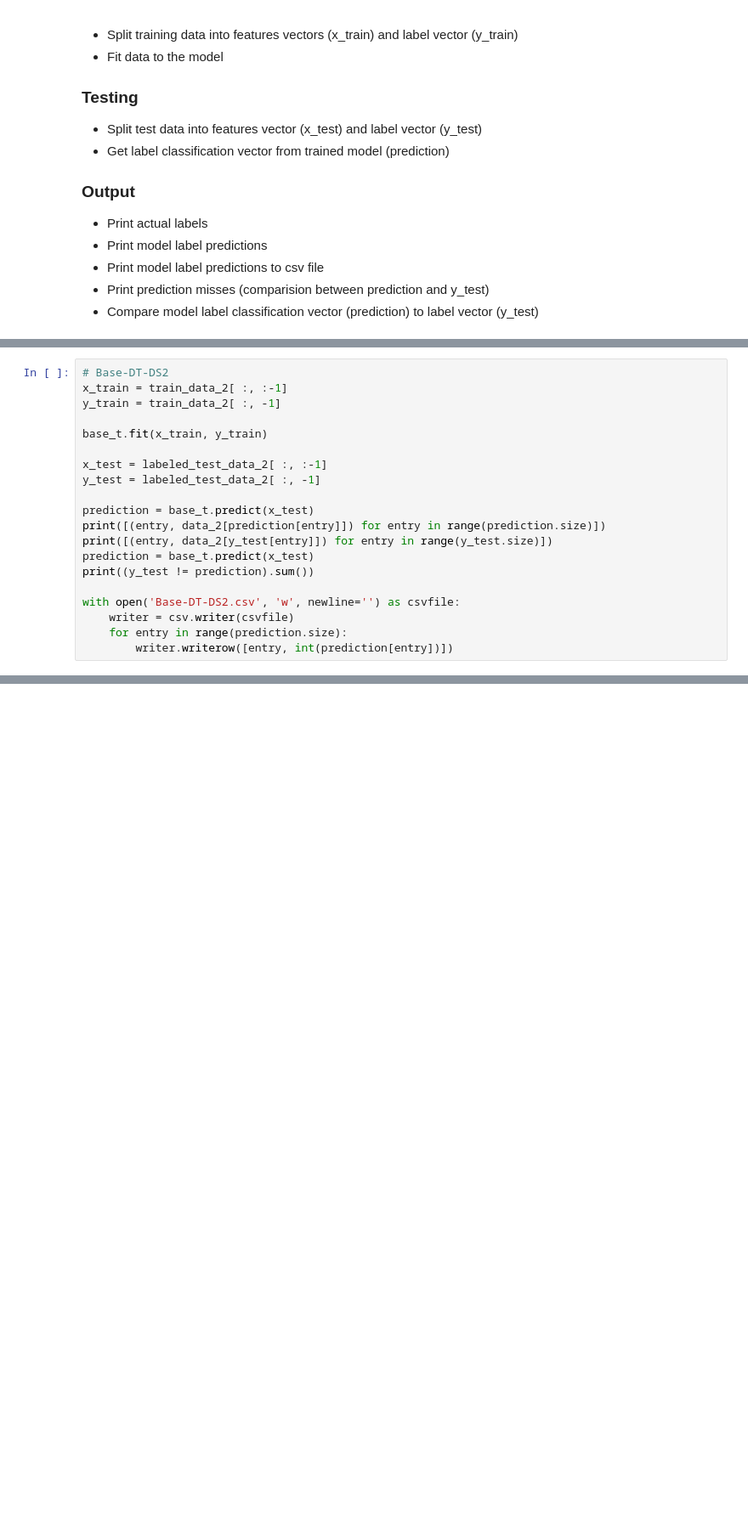
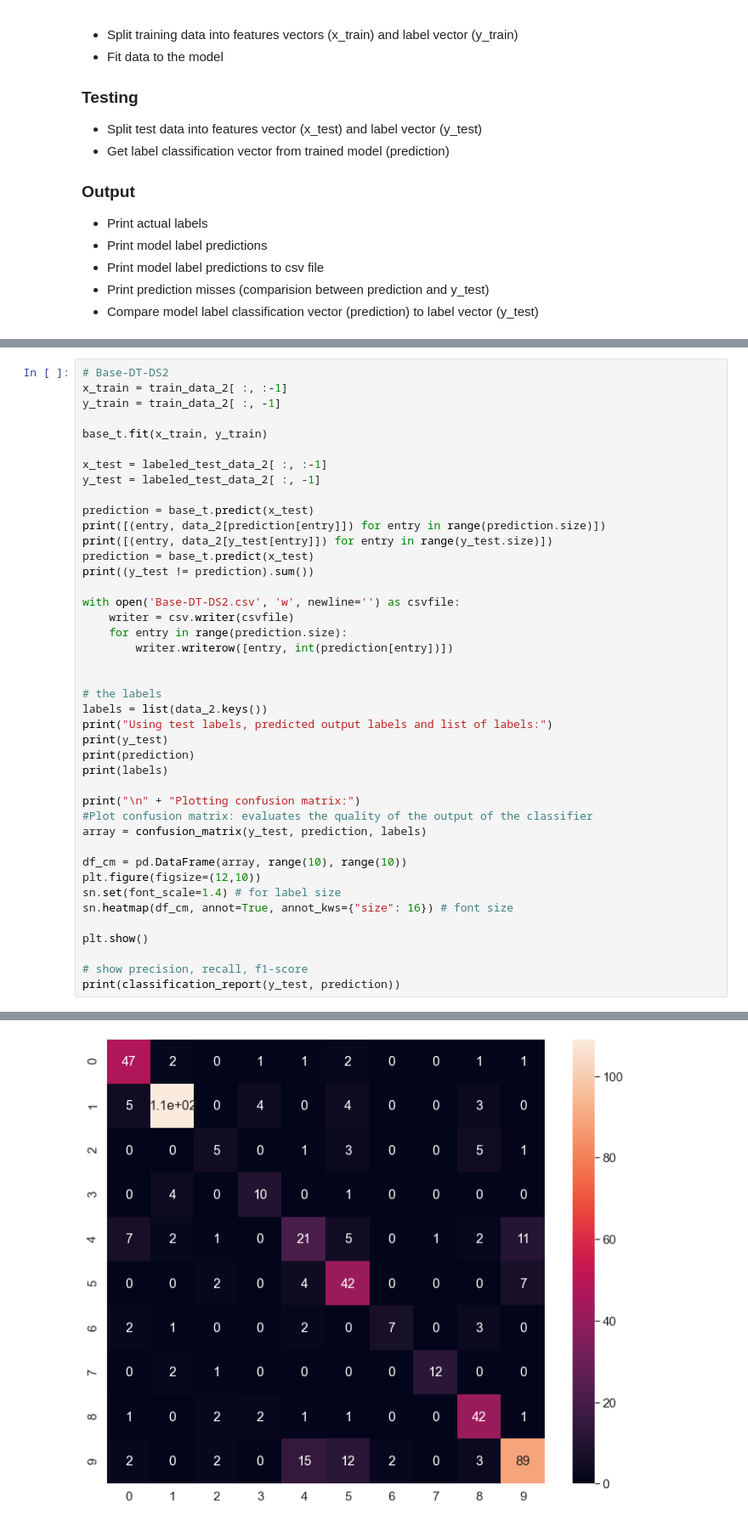
Before and after one commit to BryceHamilton/ML_Workbench, a Jupyter notebook: Assignment 1/MLbench.py.ipynb, the cells around one changed output, grey strips where cells are left out. Shown at 85% size. Drawn from its saved outputs; the diff is of its cells as text; blank space fills up the shorter version.

```diff
--- a/Assignment 1/MLbench.py.ipynb
+++ b/Assignment 1/MLbench.py.ipynb
@@ -211,4 +378,26 @@ with open('Base-DT-DS2.csv', 'w', newline='') as csvfile:
     writer = csv.writer(csvfile)
     for entry in range(prediction.size):
         writer.writerow([entry, int(prediction[entry])])
+
+
+# the labels
+labels = list(data_2.keys())
+print("Using test labels, predicted output labels and list of labels:")
+print(y_test)
+print(prediction)
+print(labels)
+
+print("\n" + "Plotting confusion matrix:")
+#Plot confusion matrix: evaluates the quality of the output of the classifier
+array = confusion_matrix(y_test, prediction, labels)
+
+df_cm = pd.DataFrame(array, range(10), range(10))
+plt.figure(figsize=(12,10))
+sn.set(font_scale=1.4) # for label size
+sn.heatmap(df_cm, annot=True, annot_kws={"size": 16}) # font size
+
+plt.show()
+
+# show precision, recall, f1-score
+print(classification_report(y_test, prediction))
 # %% [output]
@@ -217,0 +421 @@ with open('Base-DT-DS2.csv', 'w', newline='') as csvfile:
+[figure, added]
```
Also changed, not shown: parts of 11 cells of this notebook, 10 other files.
